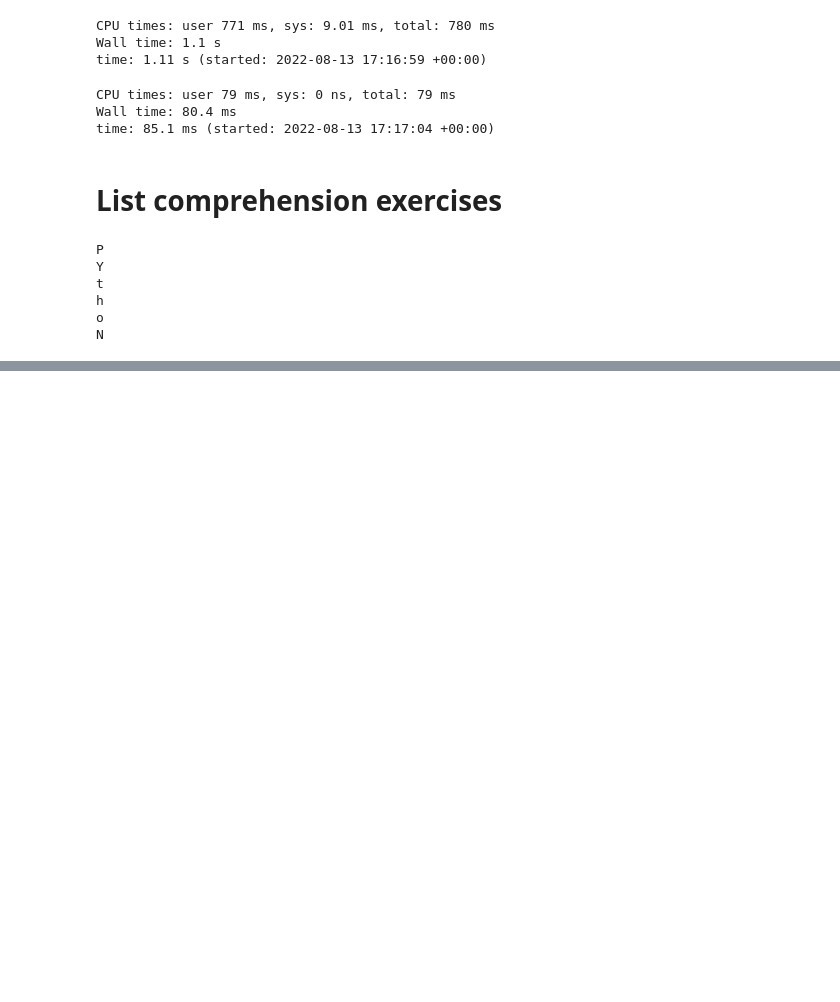
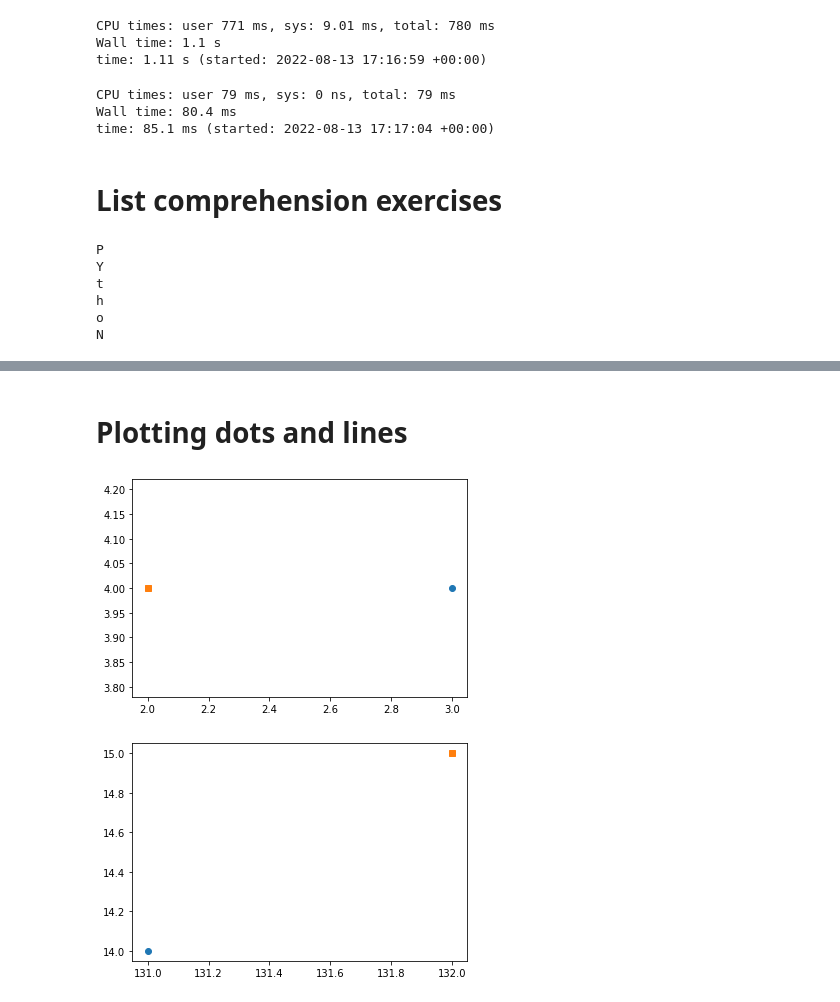
Before and after one commit to dantebarross/scientific-projects-with-python, a Jupyter notebook: Resolving_Scientific_Projects.ipynb, the cells around one changed output, grey strips where cells are left out. Cells and saved outputs as stored; diff of their text form; code cells hidden in the pictures; blank space fills up the shorter version.

```diff
--- a/Resolving_Scientific_Projects.ipynb
+++ b/Resolving_Scientific_Projects.ipynb
@@ -516,0 +698,16 @@ N
+# %% [markdown]
+# Plotting dots and lines
+# %%
+import matplotlib.pyplot as plt
+
+plt.plot(3, 4, 'o') # 'o' is a dot in [3, 4]... how to plot another figure elsewhere?
+plt.plot(2, 4, 's') # 's' is square
+plt.show()
+
+# second plot after plt.show()
+plt.plot(131, 14, 'o')
+plt.plot(132, 15, 's')
+plt.show()
+# %% [output]
+[figure, added]
+[figure, added]
```
Also changed, not shown: parts of 36 cells of this notebook.
